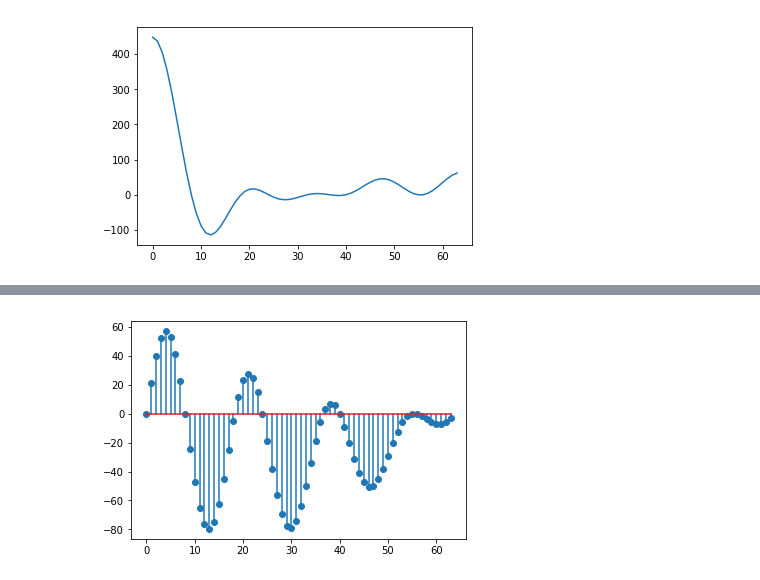
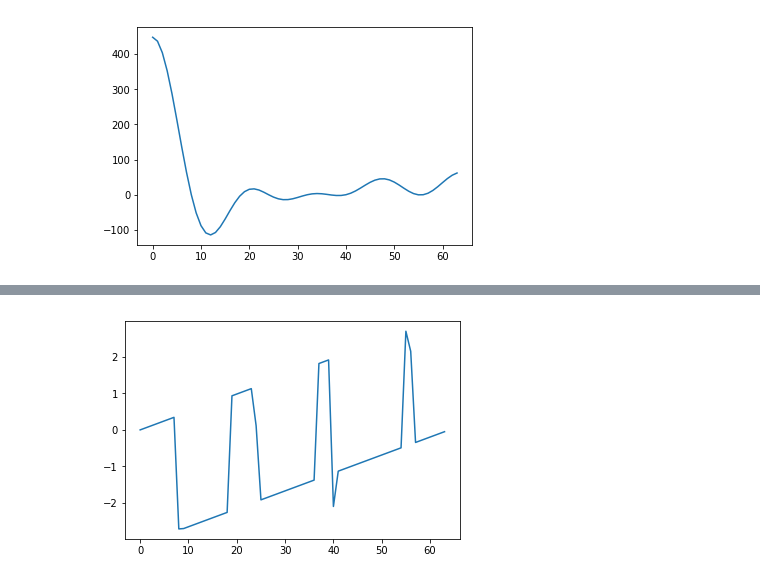
Before and after one commit to serhii-soboliev/dspbase, a Jupyter notebook: demo/dsp_3.ipynb, the cells around one changed output, grey strips where cells are left out. Saved outputs shown, nothing was run; the diff lists cells and outputs as text; code cells hidden in the pictures.

```diff
--- a/demo/dsp_3.ipynb
+++ b/demo/dsp_3.ipynb
@@ -18,3 +19,7 @@ plt.plot(re)
 plt.show()
 # %% [output]
 [figure]
+# %%
+ro, phi = cart_to_polar(re, im)
+plt.plot(ro)
+plt.show()
@@ -21,5 +28,5 @@ plt.show()
 # %%
-plt.stem(im)
+plt.plot(phi)
 plt.show()
 # %% [output]
-[figure, old version]
+[figure, new version]
```
Also changed, not shown: parts of 2 cells of this notebook, 3 other files.
